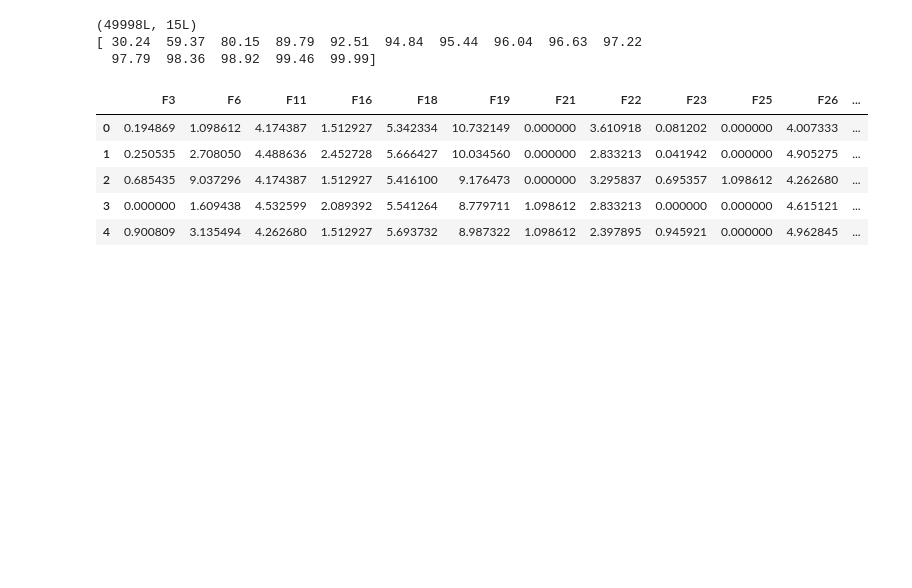
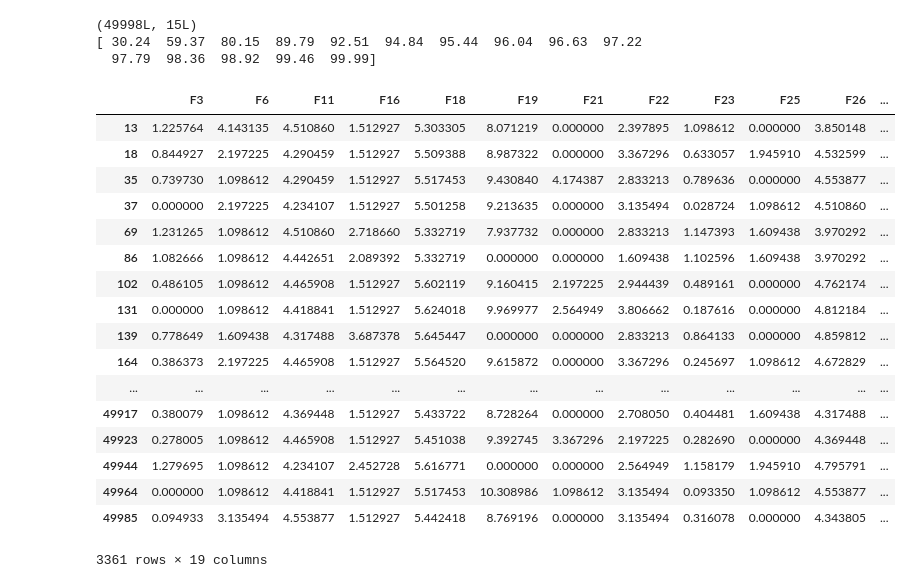
Before and after one commit to KyleGrier/UT-Data-Science-Lab, a Jupyter notebook: Midterm/MyKernel.ipynb, the cells around one changed output. Drawn from its saved outputs; the diff is of its cells as text; code cells hidden in the pictures; blank space fills up the shorter version.

```diff
--- a/Midterm/MyKernel.ipynb
+++ b/Midterm/MyKernel.ipynb
@@ -19,15 +19,27 @@ X, y = pre.preprocess_train()
 (49998L, 15L)
 [ 30.24  59.37  80.15  89.79  92.51  94.84  95.44  96.04  96.63  97.22
   97.79  98.36  98.92  99.46  99.99]
-# %%
-X.head()
-# %% [output]
-|  | F3 | F6 | F11 | F16 | F18 | F19 | F21 | F22 | F23 | F25 | F26 | ... |
-| 0 | 0.194869 | 1.098612 | 4.174387 | 1.512927 | 5.342334 | 10.732149 | 0.000000 | 3.610918 | 0.081202 | 0.000000 | 4.007333 | ... |
-| 1 | 0.250535 | 2.708050 | 4.488636 | 2.452728 | 5.666427 | 10.034560 | 0.000000 | 2.833213 | 0.041942 | 0.000000 | 4.905275 | ... |
-| 2 | 0.685435 | 9.037296 | 4.174387 | 1.512927 | 5.416100 | 9.176473 | 0.000000 | 3.295837 | 0.695357 | 1.098612 | 4.262680 | ... |
-| 3 | 0.000000 | 1.609438 | 4.532599 | 2.089392 | 5.541264 | 8.779711 | 1.098612 | 2.833213 | 0.000000 | 0.000000 | 4.615121 | ... |
-| 4 | 0.900809 | 3.135494 | 4.262680 | 1.512927 | 5.693732 | 8.987322 | 1.098612 | 2.397895 | 0.945921 | 0.000000 | 4.962845 | ... |
+# %%
+X[y==1]
+# %% [output]
+|  | F3 | F6 | F11 | F16 | F18 | F19 | F21 | F22 | F23 | F25 | F26 | ... |
+| 13 | 1.225764 | 4.143135 | 4.510860 | 1.512927 | 5.303305 | 8.071219 | 0.000000 | 2.397895 | 1.098612 | 0.000000 | 3.850148 | ... |
+| 18 | 0.844927 | 2.197225 | 4.290459 | 1.512927 | 5.509388 | 8.987322 | 0.000000 | 3.367296 | 0.633057 | 1.945910 | 4.532599 | ... |
+| 35 | 0.739730 | 1.098612 | 4.290459 | 1.512927 | 5.517453 | 9.430840 | 4.174387 | 2.833213 | 0.789636 | 0.000000 | 4.553877 | ... |
+| 37 | 0.000000 | 2.197225 | 4.234107 | 1.512927 | 5.501258 | 9.213635 | 0.000000 | 3.135494 | 0.028724 | 1.098612 | 4.510860 | ... |
+| 69 | 1.231265 | 1.098612 | 4.510860 | 2.718660 | 5.332719 | 7.937732 | 0.000000 | 2.833213 | 1.147393 | 1.609438 | 3.970292 | ... |
+| 86 | 1.082666 | 1.098612 | 4.442651 | 2.089392 | 5.332719 | 0.000000 | 0.000000 | 1.609438 | 1.102596 | 1.609438 | 3.970292 | ... |
+| 102 | 0.486105 | 1.098612 | 4.465908 | 1.512927 | 5.602119 | 9.160415 | 2.197225 | 2.944439 | 0.489161 | 0.000000 | 4.762174 | ... |
+| 131 | 0.000000 | 1.098612 | 4.418841 | 1.512927 | 5.624018 | 9.969977 | 2.564949 | 3.806662 | 0.187616 | 0.000000 | 4.812184 | ... |
+| 139 | 0.778649 | 1.609438 | 4.317488 | 3.687378 | 5.645447 | 0.000000 | 0.000000 | 2.833213 | 0.864133 | 0.000000 | 4.859812 | ... |
+| 164 | 0.386373 | 2.197225 | 4.465908 | 1.512927 | 5.564520 | 9.615872 | 0.000000 | 3.367296 | 0.245697 | 1.098612 | 4.672829 | ... |
+| ... | ... | ... | ... | ... | ... | ... | ... | ... | ... | ... | ... | ... |
+| 49917 | 0.380079 | 1.098612 | 4.369448 | 1.512927 | 5.433722 | 8.728264 | 0.000000 | 2.708050 | 0.404481 | 1.609438 | 4.317488 | ... |
+| 49923 | 0.278005 | 1.098612 | 4.465908 | 1.512927 | 5.451038 | 9.392745 | 3.367296 | 2.197225 | 0.282690 | 0.000000 | 4.369448 | ... |
+| 49944 | 1.279695 | 1.098612 | 4.234107 | 2.452728 | 5.616771 | 0.000000 | 0.000000 | 2.564949 | 1.158179 | 1.945910 | 4.795791 | ... |
+| 49964 | 0.000000 | 1.098612 | 4.418841 | 1.512927 | 5.517453 | 10.308986 | 1.098612 | 3.135494 | 0.093350 | 1.098612 | 4.553877 | ... |
+| 49985 | 0.094933 | 3.135494 | 4.553877 | 1.512927 | 5.442418 | 8.769196 | 0.000000 | 3.135494 | 0.316078 | 0.000000 | 4.343805 | ... |
+3361 rows × 19 columns
 # %%
 X_other = X.loc[:, ('F1', 'F2', 'F4', 'F5', 'F7', 'F8', 'F9', 'F10', 'F12', 'F13', 'F14', 'F15', 'F17', 'F20', 'F24')]
 # %%
```
Also changed, not shown: 1 other file.
